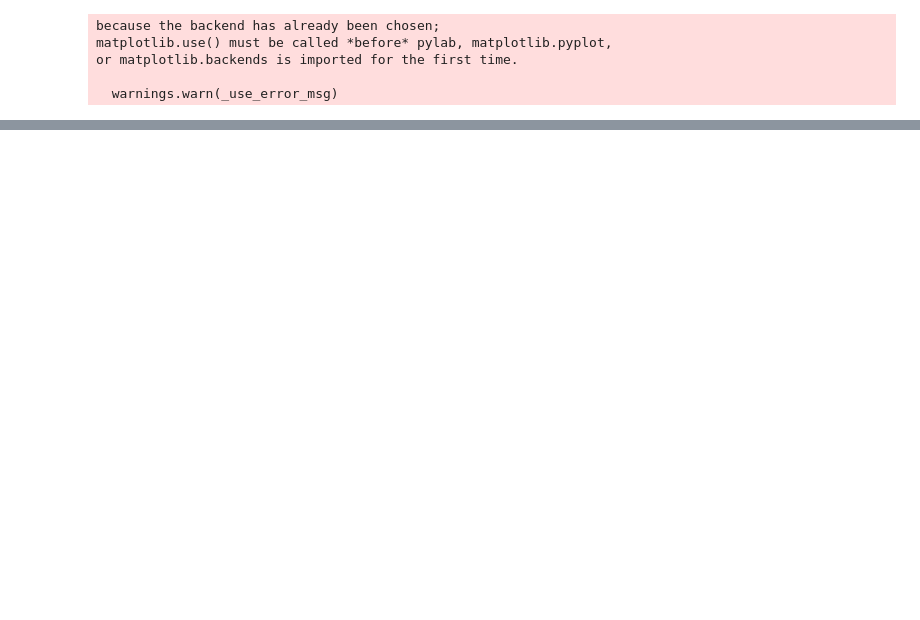
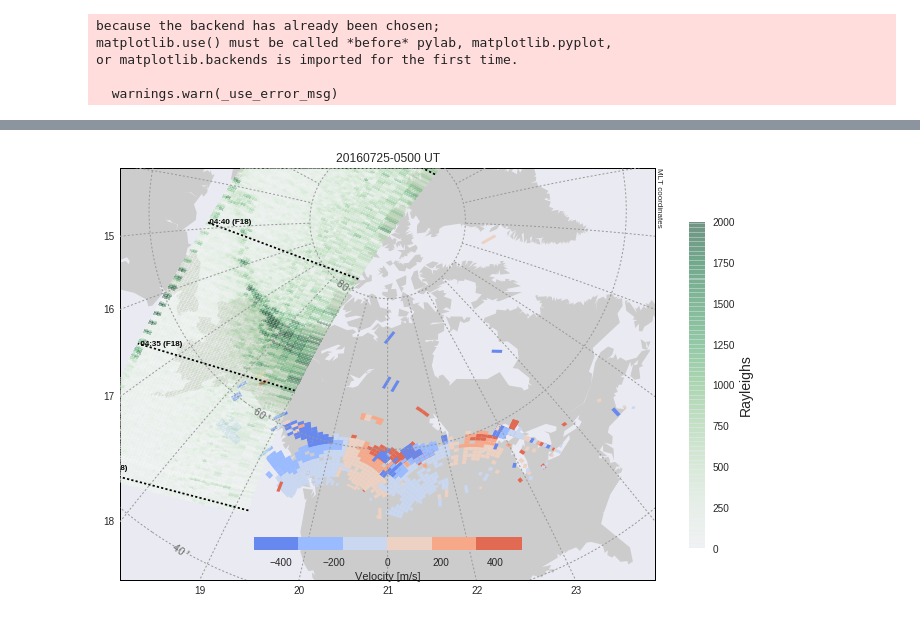
Before and after one commit to bharatreddy/steve, a Jupyter notebook: ipy/sd-ssusi.ipynb, the cells around one changed output, grey strips where cells are left out. Drawn from its saved outputs; the diff is of its cells as text; code cells hidden in the pictures; blank space fills up the shorter version.

```diff
--- a/ipy/sd-ssusi.ipynb
+++ b/ipy/sd-ssusi.ipynb
@@ -72,7 +72,7 @@ reading data from---> ../data/dmsp/ssusi/prcsd/F16/20110705.txt
 fig = plt.figure(figsize=(12, 8))
 ax = fig.add_subplot(1,1,1)
 m = utils.plotUtils.mapObj( coords=coords,\
-                           lat_0=70., lon_0=-60, width=111e3*120,\
+                           lat_0=70., lon_0=-45, width=66e3*120,\
                            height=111e3*55, datetime=sapsTime)
 
 # Overlay SD data
@@ -81,11 +81,15 @@ obj = sd_scan_muh.sdvel_on_map(m, ax, sapsRadList, sapsTime)
 colNorm = Normalize( vmin=velScale[0], vmax=velScale[1] )
 obj.overlay_raw_data(param="velocity", gsct=1,\
                      fill=True, vel_lim=velScale,\
-                     zorder=4, cmap=velSeaMap, norm=colNorm, alpha=0.8)
+                     zorder=4, cmap=velSeaMap, norm=colNorm, alpha=1.)
 #Overlay SSUSI data
 ssObj.overlay_sat_data( fDict, m, ax, satList=satList,\
          inpTime=ssusiTime, vmin=0., vmax=2000.,\
-            autoScale=False, coords=coords,alpha=0.3, plotCBar=False )
+            autoScale=False, coords=coords,alpha=0.3,\
+            cbar_shrink=0.75, titleString=sapsTime.strftime("%Y%m%d-%H%M") + " UT" )
+cax = plt.colorbar(obj.losvel_mappable,ax=ax,cmap=velSeaMap,\
+             orientation='horizontal', shrink=0.5, pad=-0.1)
+cax.set_label('Velocity [m/s]')
 fig.savefig("../plots/sd-ssusi-" +\
             sapsTime.strftime("%Y%m%d") +\
             ".pdf" ,bbox_inches='tight')
@@ -104,0 +107 @@ ERROR:root:Your pointer does not point to any data
+[figure, added]
```
Also changed, not shown: parts of 5 cells of this notebook, 8 other files.
